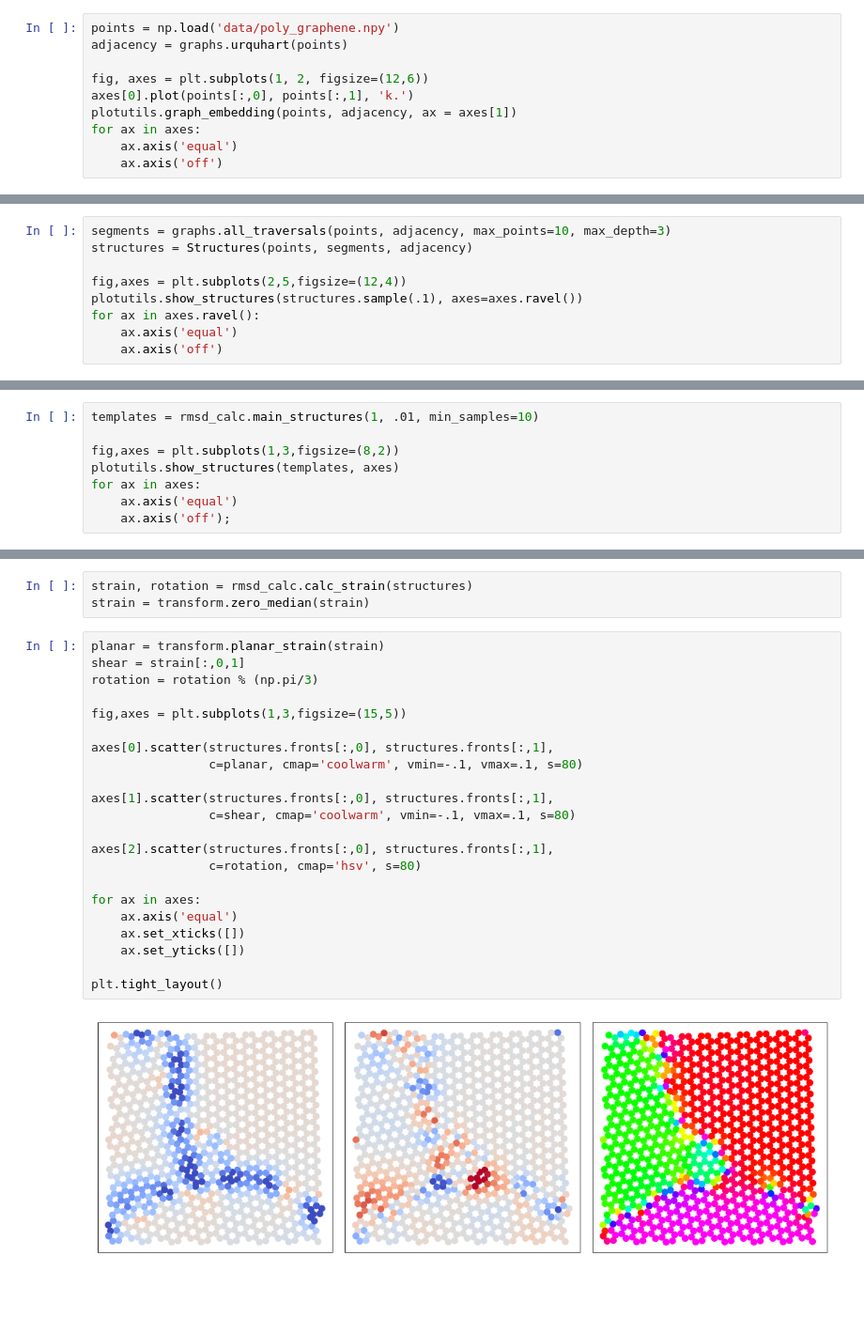
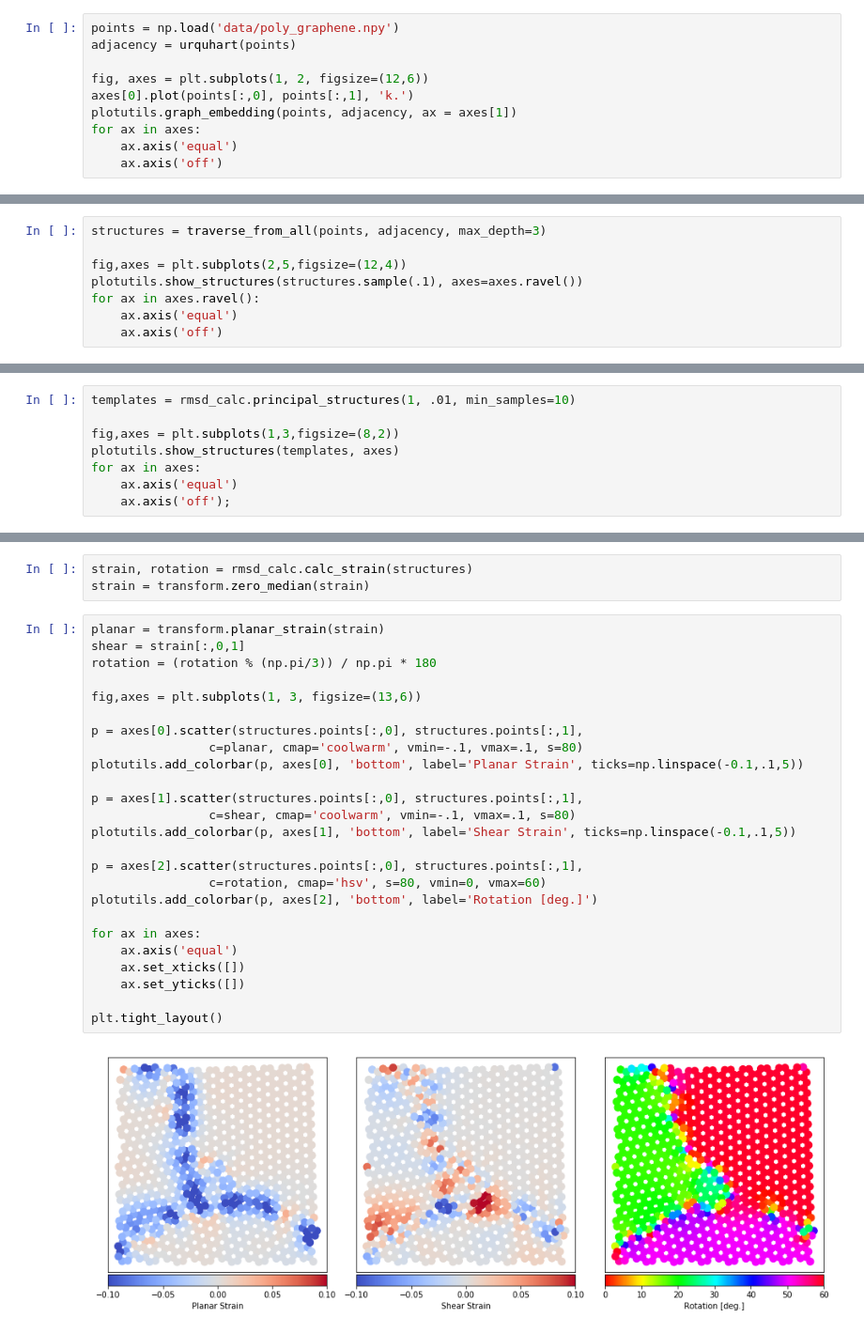
Before and after one commit to jacobjma/point-segment-matching, a Jupyter notebook: notebooks/poly_graphene_unsupervised.ipynb, the cells around one changed output, grey strips where cells are left out. Shown at 94% size. Saved outputs shown, nothing was run; the diff lists cells and outputs as text; blank space fills up the shorter version.

```diff
--- a/notebooks/poly_graphene_unsupervised.ipynb
+++ b/notebooks/poly_graphene_unsupervised.ipynb
@@ -25,7 +25,7 @@ np.random.seed(13)
 The sample points are imported and we build the geometric graph.
 # %%
 points = np.load('data/poly_graphene.npy')
-adjacency = graphs.urquhart(points)
+adjacency = urquhart(points)
 
 fig, axes = plt.subplots(1, 2, figsize=(12,6))
 axes[0].plot(points[:,0], points[:,1], 'k.')
@@ -38,8 +38,7 @@ for ax in axes:
 # %% [markdown]
 We use clockwise graph traversals to extracts segments of 10 points from the larger sample. A sample of 10 of these sub-structures are shown.
 # %%
-segments = graphs.all_traversals(points, adjacency, max_points=10, max_depth=3)
-structures = Structures(points, segments, adjacency)
+structures = traverse_from_all(points, adjacency, max_depth=3)
 
 fig,axes = plt.subplots(2,5,figsize=(12,4))
 plotutils.show_structures(structures.sample(.1), axes=axes.ravel())
@@ -85,5 +84,5 @@ ax.axis('off');
 # %%
-templates = rmsd_calc.main_structures(1, .01, min_samples=10)
+templates = rmsd_calc.principal_structures(1, .01, min_samples=10)
 
 fig,axes = plt.subplots(1,3,figsize=(8,2))
 plotutils.show_structures(templates, axes)
@@ -121,24 +120,27 @@ strain = transform.zero_median(strain)
 # %%
 planar = transform.planar_strain(strain)
 shear = strain[:,0,1]
-rotation = rotation % (np.pi/3)
+rotation = (rotation % (np.pi/3)) / np.pi * 180
 
-fig,axes = plt.subplots(1,3,figsize=(15,5))
+fig,axes = plt.subplots(1, 3, figsize=(13,6))
 
-axes[0].scatter(structures.fronts[:,0], structures.fronts[:,1],
+p = axes[0].scatter(structures.points[:,0], structures.points[:,1],
                 c=planar, cmap='coolwarm', vmin=-.1, vmax=.1, s=80)
+plotutils.add_colorbar(p, axes[0], 'bottom', label='Planar Strain', ticks=np.linspace(-0.1,.1,5))
 
-axes[1].scatter(structures.fronts[:,0], structures.fronts[:,1],
+p = axes[1].scatter(structures.points[:,0], structures.points[:,1],
                 c=shear, cmap='coolwarm', vmin=-.1, vmax=.1, s=80)
+plotutils.add_colorbar(p, axes[1], 'bottom', label='Shear Strain', ticks=np.linspace(-0.1,.1,5))
 
-axes[2].scatter(structures.fronts[:,0], structures.fronts[:,1],
-                c=rotation, cmap='hsv', s=80)
+p = axes[2].scatter(structures.points[:,0], structures.points[:,1],
+                c=rotation, cmap='hsv', s=80, vmin=0, vmax=60)
+plotutils.add_colorbar(p, axes[2], 'bottom', label='Rotation [deg.]')
 
 for ax in axes:
     ax.axis('equal')
     ax.set_xticks([])
     ax.set_yticks([])
 
 plt.tight_layout()
 # %% [output]
-[figure, old version]
+[figure, new version]
```
Also changed, not shown: parts of 5 cells of this notebook, 7 other files.
